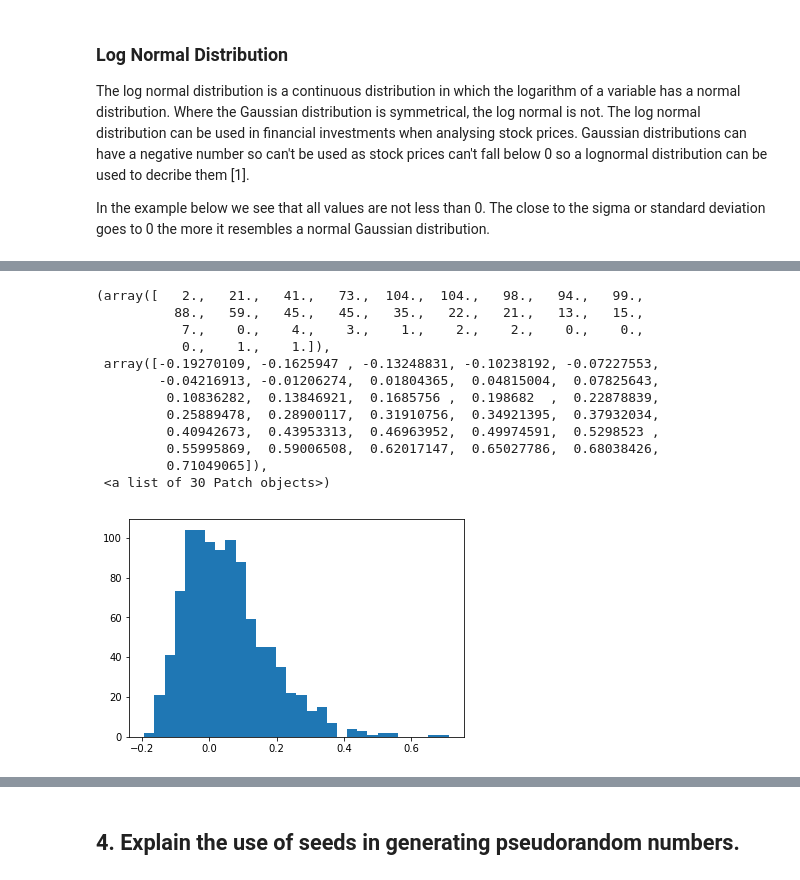
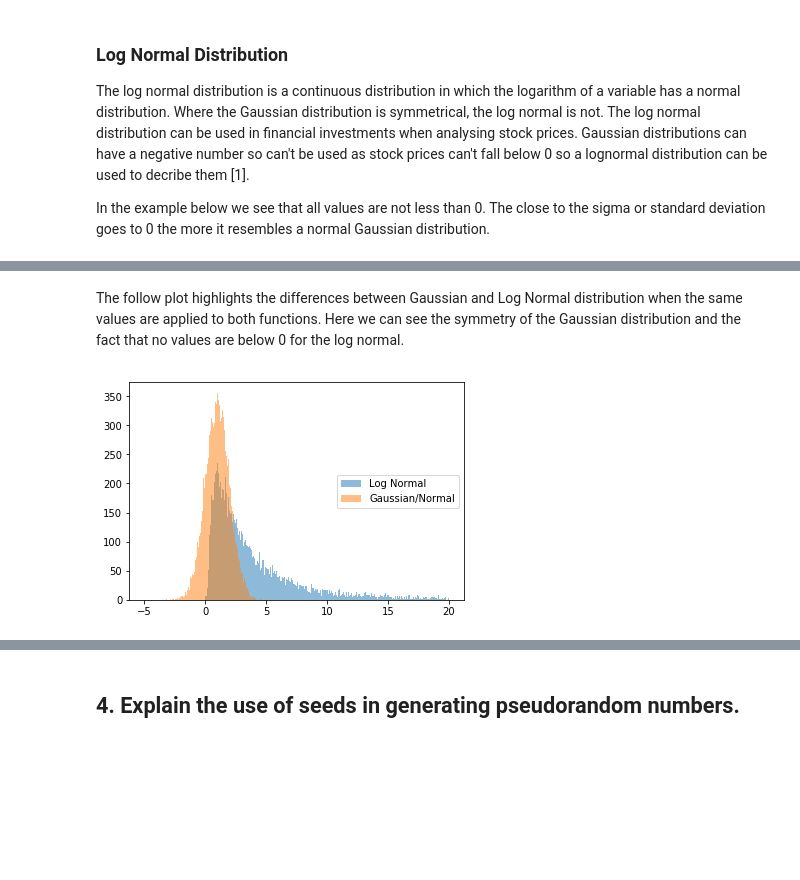
Before and after one commit to MKelly1303/GMIT_52465_Prog_Assignment1, a Jupyter notebook: 52465-Assignment_1_Mark_Kelly.ipynb, the cells around one changed output, grey strips where cells are left out. Saved outputs shown, nothing was run; the diff lists cells and outputs as text; code cells hidden in the pictures; blank space fills up the shorter version.

```diff
--- a/52465-Assignment_1_Mark_Kelly.ipynb
+++ b/52465-Assignment_1_Mark_Kelly.ipynb
@@ -192,17 +168,14 @@ plt.hist(ex)
-# %%
-gm = np.random.gumbel(0, 0.1, 1000)
-plt.hist(gm, 30)
-# %% [output]
-(array([   2.,   21.,   41.,   73.,  104.,  104.,   98.,   94.,   99.,
-          88.,   59.,   45.,   45.,   35.,   22.,   21.,   13.,   15.,
-           7.,    0.,    4.,    3.,    1.,    2.,    2.,    0.,    0.,
-           0.,    1.,    1.]),
- array([-0.19270109, -0.1625947 , -0.13248831, -0.10238192, -0.07227553,
-        -0.04216913, -0.01206274,  0.01804365,  0.04815004,  0.07825643,
-         0.10836282,  0.13846921,  0.1685756 ,  0.198682  ,  0.22878839,
-         0.25889478,  0.28900117,  0.31910756,  0.34921395,  0.37932034,
-         0.40942673,  0.43953313,  0.46963952,  0.49974591,  0.5298523 ,
-         0.55995869,  0.59006508,  0.62017147,  0.65027786,  0.68038426,
-         0.71049065]),
- <a list of 30 Patch objects>)
-[figure, removed]
+# %% [markdown]
+The follow plot highlights the differences between Gaussian and Log Normal distribution when the same values are applied to both functions. Here we can see the symmetry of the Gaussian distribution and the fact that no values are below 0 for the log normal.
+# %%
+ln4 = np.random.lognormal(1,1,10000)
+n4 = np.random.normal(1,1,10000)
+
+bins3 = np.linspace(-5, 20, 300)
+plt.hist(ln4, bins3, alpha=0.5, label='Log Normal')
+plt.hist(n4, bins3, alpha=0.5, label='Gaussian/Normal')
+plt.axis('tight')
+plt.legend(loc='right')
+plt.show()
+# %% [output]
+[figure, added]
```
Also changed, not shown: parts of 26 cells of this notebook.
